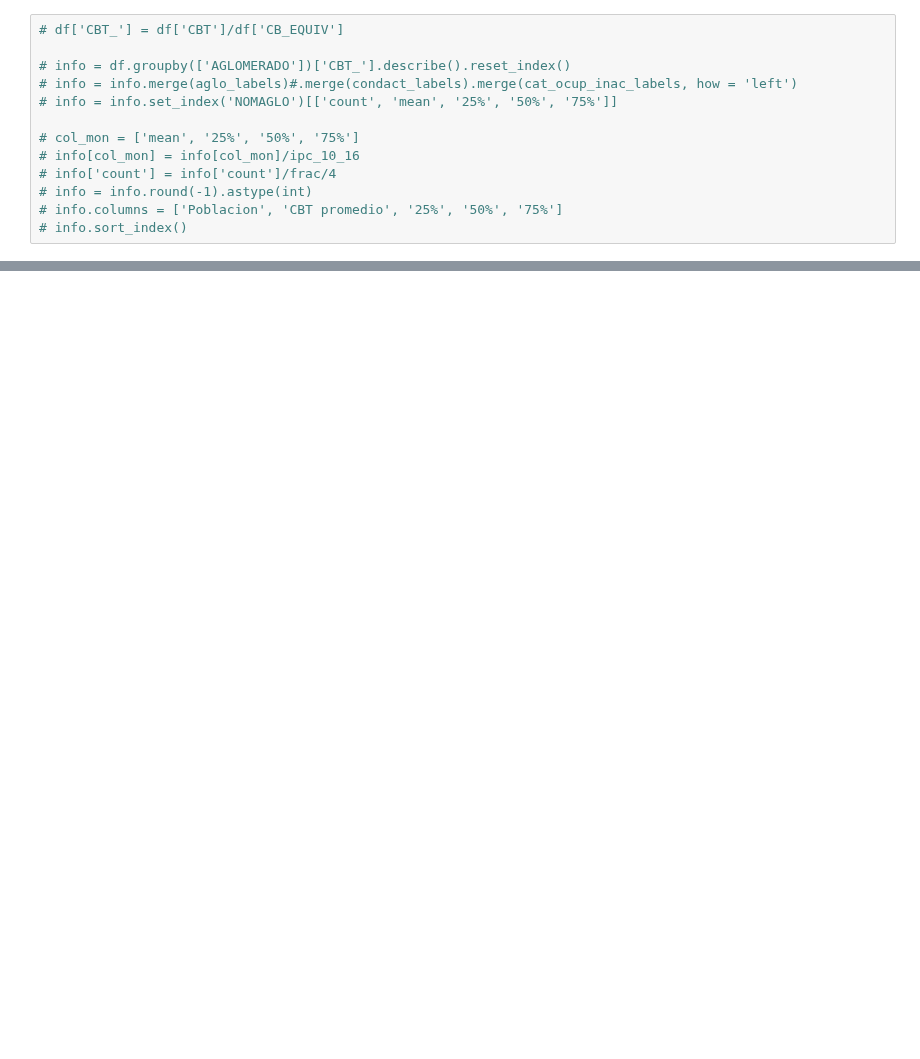
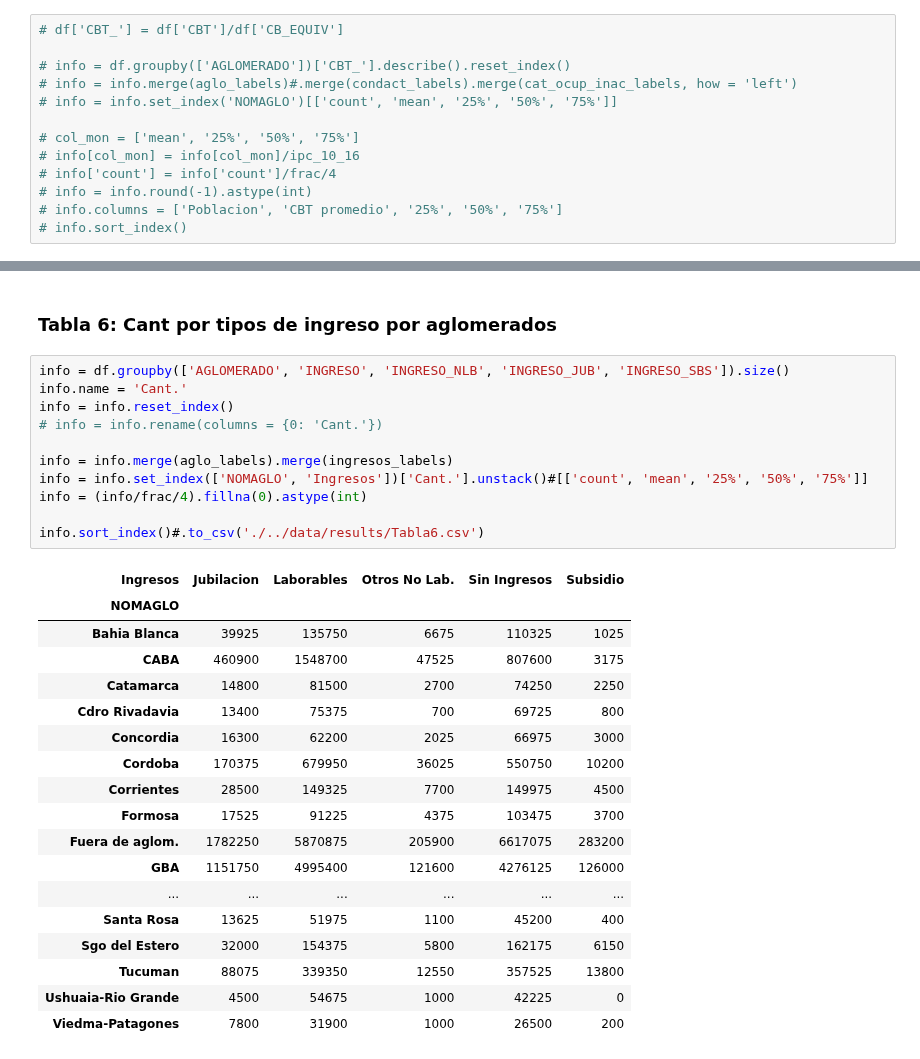
Before and after one commit to matuteiglesias/indice-pobreza-UBA, a Jupyter notebook: notebooks/11 - Validacion 2010.ipynb, the cells around one changed output, grey strips where cells are left out. Cells and saved outputs as stored; diff of their text form; blank space fills up the shorter version.

```diff
--- a/notebooks/11 - Validacion 2010.ipynb
+++ b/notebooks/11 - Validacion 2010.ipynb
@@ -132,0 +159,32 @@ info.sort_index()
+# %% [markdown]
+### Tabla 6: Cant por tipos de ingreso por aglomerados
+# %%
+info = df.groupby(['AGLOMERADO', 'INGRESO', 'INGRESO_NLB', 'INGRESO_JUB', 'INGRESO_SBS']).size()
+info.name = 'Cant.'
+info = info.reset_index()
+# info = info.rename(columns = {0: 'Cant.'})
+
+info = info.merge(aglo_labels).merge(ingresos_labels)
+info = info.set_index(['NOMAGLO', 'Ingresos'])['Cant.'].unstack()#[['count', 'mean', '25%', '50%', '75%']]
+info = (info/frac/4).fillna(0).astype(int)
+
+info.sort_index()#.to_csv('./../data/results/Tabla6.csv')
+# %% [output]
+| Ingresos | Jubilacion | Laborables | Otros No Lab. | Sin Ingresos | Subsidio |
+| NOMAGLO |  |  |  |  |  |
+| Bahia Blanca | 39925 | 135750 | 6675 | 110325 | 1025 |
+| CABA | 460900 | 1548700 | 47525 | 807600 | 3175 |
+| Catamarca | 14800 | 81500 | 2700 | 74250 | 2250 |
+| Cdro Rivadavia | 13400 | 75375 | 700 | 69725 | 800 |
+| Concordia | 16300 | 62200 | 2025 | 66975 | 3000 |
+| Cordoba | 170375 | 679950 | 36025 | 550750 | 10200 |
+| Corrientes | 28500 | 149325 | 7700 | 149975 | 4500 |
+| Formosa | 17525 | 91225 | 4375 | 103475 | 3700 |
+| Fuera de aglom. | 1782250 | 5870875 | 205900 | 6617075 | 283200 |
+| GBA | 1151750 | 4995400 | 121600 | 4276125 | 126000 |
+| ... | ... | ... | ... | ... | ... |
+| Santa Rosa | 13625 | 51975 | 1100 | 45200 | 400 |
+| Sgo del Estero | 32000 | 154375 | 5800 | 162175 | 6150 |
+| Tucuman | 88075 | 339350 | 12550 | 357525 | 13800 |
+| Ushuaia-Rio Grande | 4500 | 54675 | 1000 | 42225 | 0 |
+| Viedma-Patagones | 7800 | 31900 | 1000 | 26500 | 200 |
```
Also changed, not shown: parts of 21 cells of this notebook, 7 other files.
